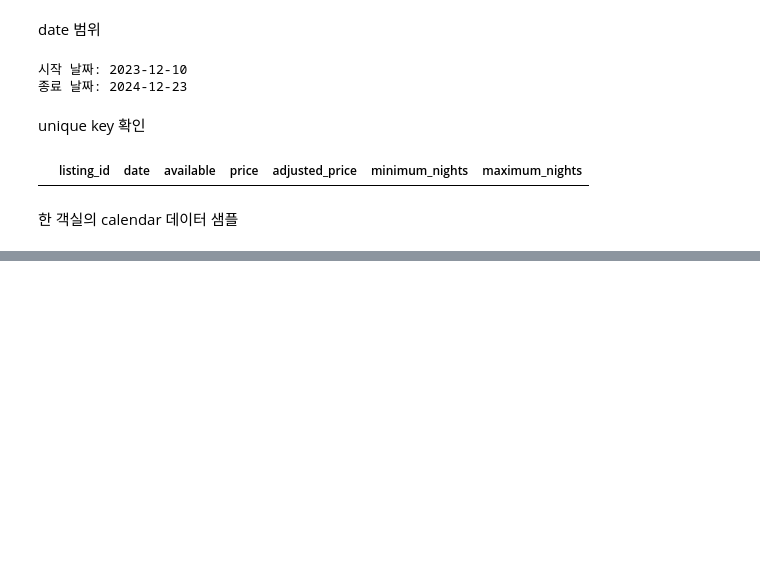
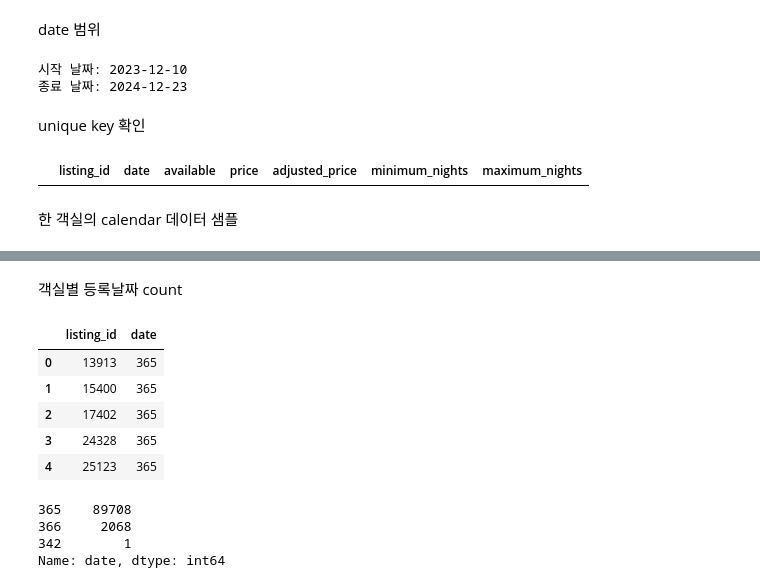
Before and after one commit to HongSeongMo/Airbnb, a Jupyter notebook: learning_plus_training1.ipynb, the cells around one changed output, grey strips where cells are left out. Drawn from its saved outputs; the diff is of its cells as text; code cells hidden in the pictures; blank space fills up the shorter version.

```diff
--- a/learning_plus_training1.ipynb
+++ b/learning_plus_training1.ipynb
@@ -215,0 +296,21 @@ calendar_df[calendar_df.listing_id==13913]
+# %% [markdown]
+객실별 등록날짜 count
+# %%
+listing_count = calendar_df.groupby('listing_id').count()['date'].reset_index(drop = False)
+
+listing_count.head()
+# %% [output]
+|  | listing_id | date |
+| 0 | 13913 | 365 |
+| 1 | 15400 | 365 |
+| 2 | 17402 | 365 |
+| 3 | 24328 | 365 |
+| 4 | 25123 | 365 |
+# %%
+# 리스팅별 날짜 count
+listing_count.date.value_counts()
+# %% [output]
+365    89708
+366     2068
+342        1
+Name: date, dtype: int64
```
Also changed, not shown: parts of 1 cell of this notebook.
